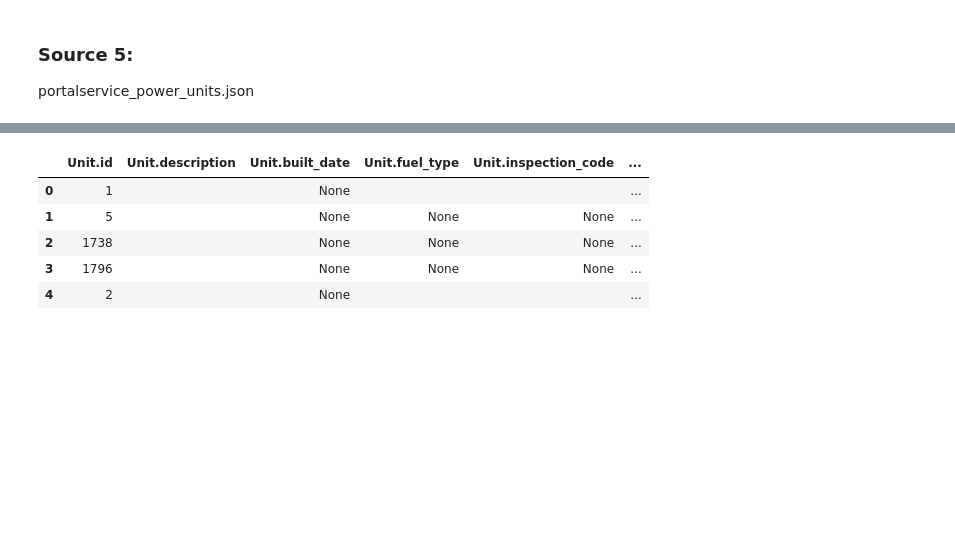
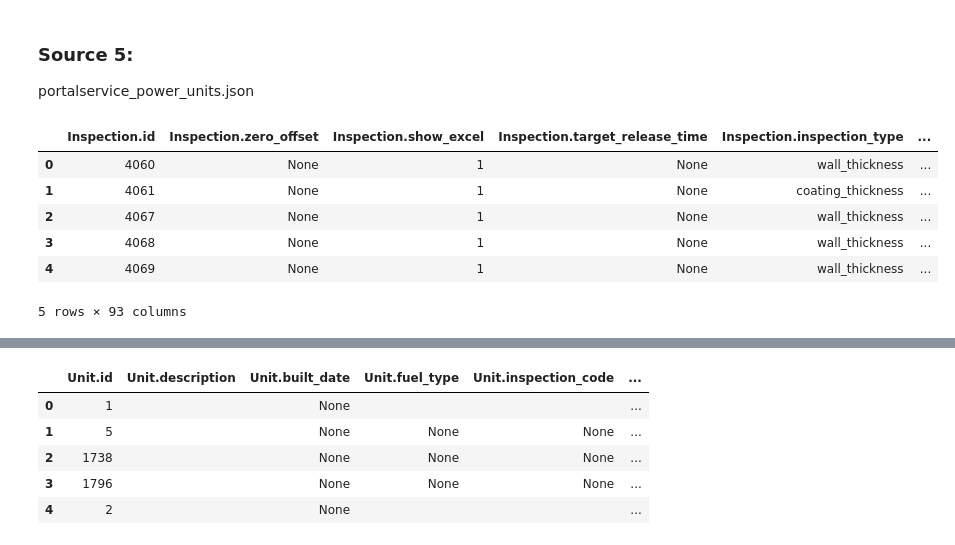
Before and after one commit to GeckoRobotics/davos-data-project, a Jupyter notebook: notebooks/davos.ipynb, the cells around one changed output, grey strips where cells are left out. Cells and saved outputs as stored; diff of their text form; code cells hidden in the pictures; blank space fills up the shorter version.

```diff
--- a/notebooks/davos.ipynb
+++ b/notebooks/davos.ipynb
@@ -520,0 +533,12 @@ portalservice_power_units.json
+# %%
+portalservice_power_inspections_2022_df = pd.json_normalize(d)
+# %%
+portalservice_power_inspections_2022_df.head()
+# %% [output]
+|  | Inspection.id | Inspection.zero_offset | Inspection.show_excel | Inspection.target_release_time | Inspection.inspection_type | ... |
+| 0 | 4060 | None | 1 | None | wall_thickness | ... |
+| 1 | 4061 | None | 1 | None | coating_thickness | ... |
+| 2 | 4067 | None | 1 | None | wall_thickness | ... |
+| 3 | 4068 | None | 1 | None | wall_thickness | ... |
+| 4 | 4069 | None | 1 | None | wall_thickness | ... |
+5 rows × 93 columns
```
Also changed, not shown: parts of 14 cells of this notebook, 2 other files.
